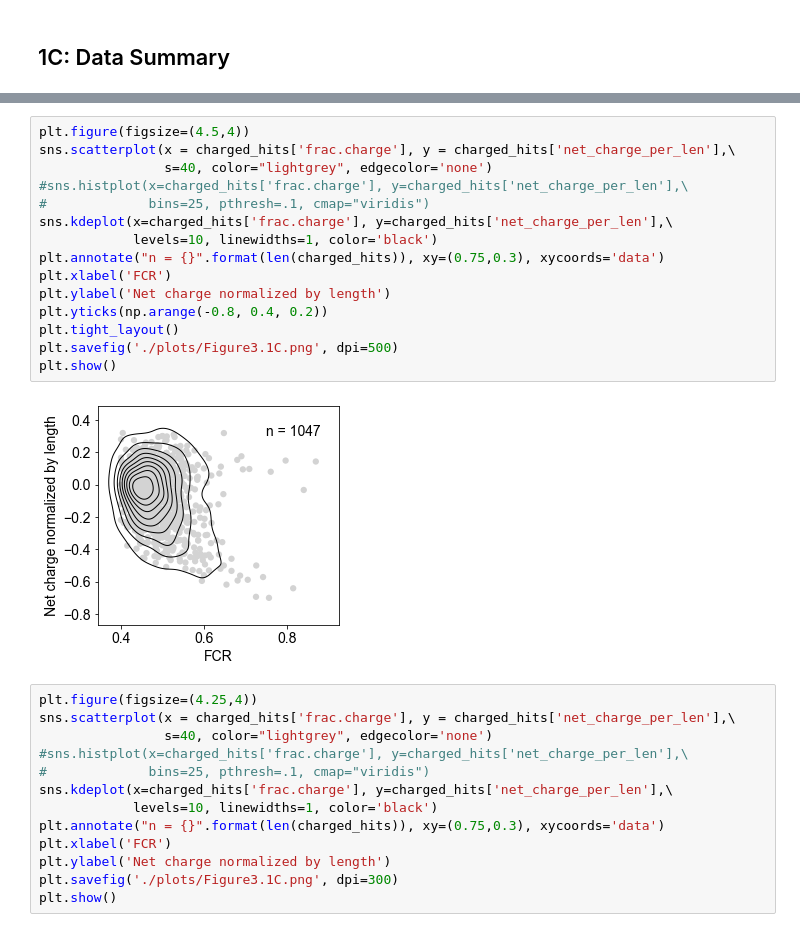
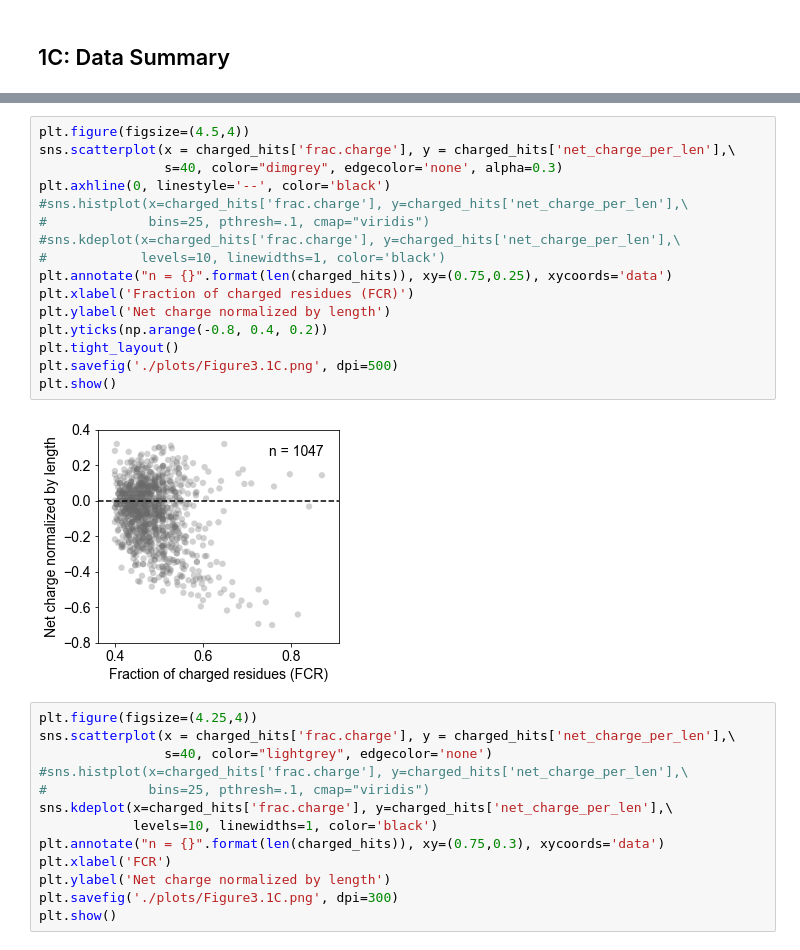
Before and after one commit to rosalindpan/hcrpaper, a Jupyter notebook: figures/Figure1.ipynb, the cells around one changed output, grey strips where cells are left out. Saved outputs shown, nothing was run; the diff lists cells and outputs as text.

```diff
--- a/figures/Figure1.ipynb
+++ b/figures/Figure1.ipynb
@@ -272,20 +271,21 @@ charged_hits.head()
 # %%
 plt.figure(figsize=(4.5,4))
 sns.scatterplot(x = charged_hits['frac.charge'], y = charged_hits['net_charge_per_len'],\
-                s=40, color="lightgrey", edgecolor='none')
+                s=40, color="dimgrey", edgecolor='none', alpha=0.3)
+plt.axhline(0, linestyle='--', color='black')
 #sns.histplot(x=charged_hits['frac.charge'], y=charged_hits['net_charge_per_len'],\
 #             bins=25, pthresh=.1, cmap="viridis")
-sns.kdeplot(x=charged_hits['frac.charge'], y=charged_hits['net_charge_per_len'],\
-            levels=10, linewidths=1, color='black')
-plt.annotate("n = {}".format(len(charged_hits)), xy=(0.75,0.3), xycoords='data')
-plt.xlabel('FCR')
+#sns.kdeplot(x=charged_hits['frac.charge'], y=charged_hits['net_charge_per_len'],\
+#            levels=10, linewidths=1, color='black')
+plt.annotate("n = {}".format(len(charged_hits)), xy=(0.75,0.25), xycoords='data')
+plt.xlabel('Fraction of charged residues (FCR)')
 plt.ylabel('Net charge normalized by length')
 plt.yticks(np.arange(-0.8, 0.4, 0.2))
 plt.tight_layout()
 plt.savefig('./plots/Figure3.1C.png', dpi=500)
 plt.show()
 # %% [output]
-[figure, old version]
+[figure, new version]
 # %%
 plt.figure(figsize=(4.25,4))
 sns.scatterplot(x = charged_hits['frac.charge'], y = charged_hits['net_charge_per_len'],\
```
Also changed, not shown: parts of 7 cells of this notebook, 37 other files.
